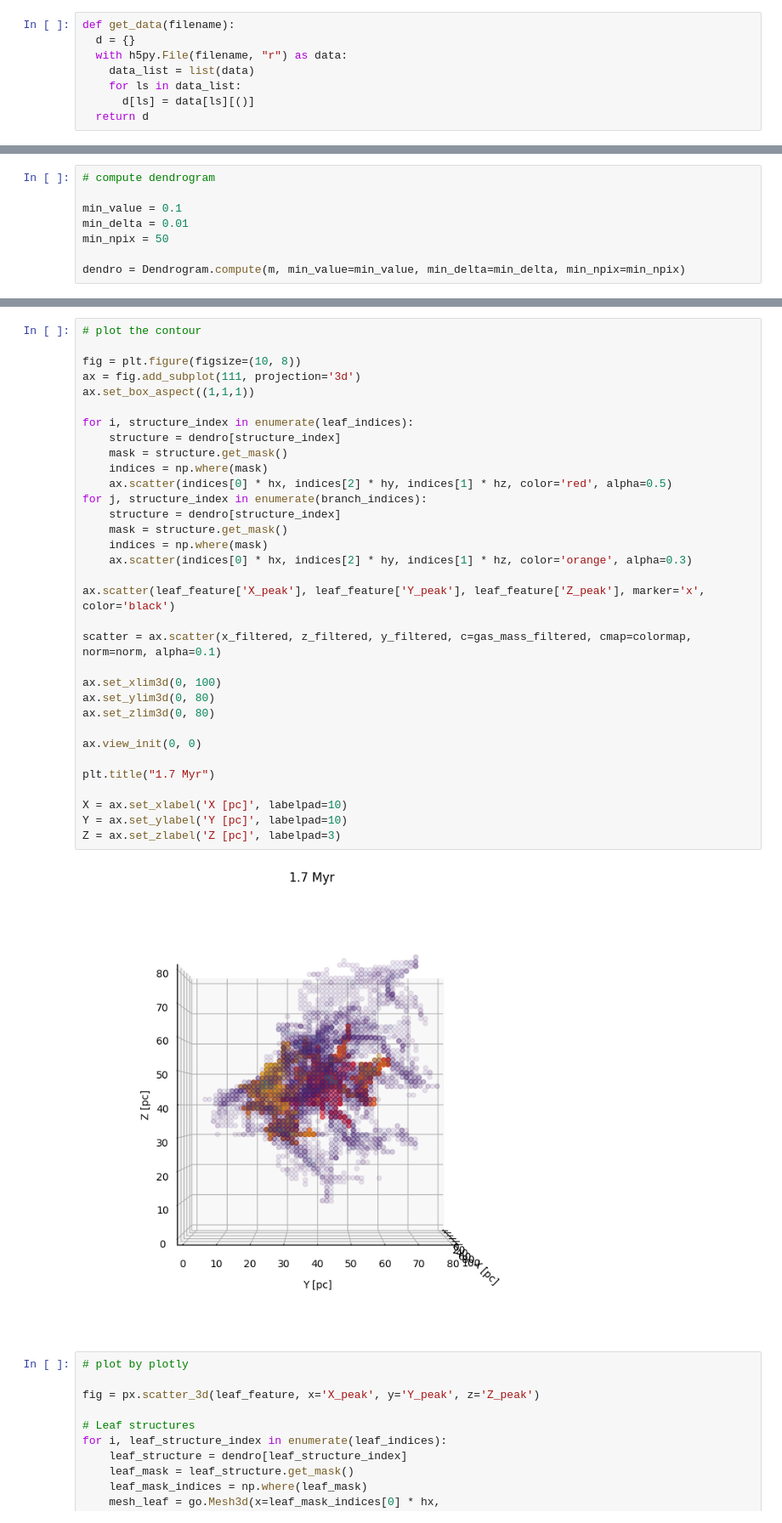
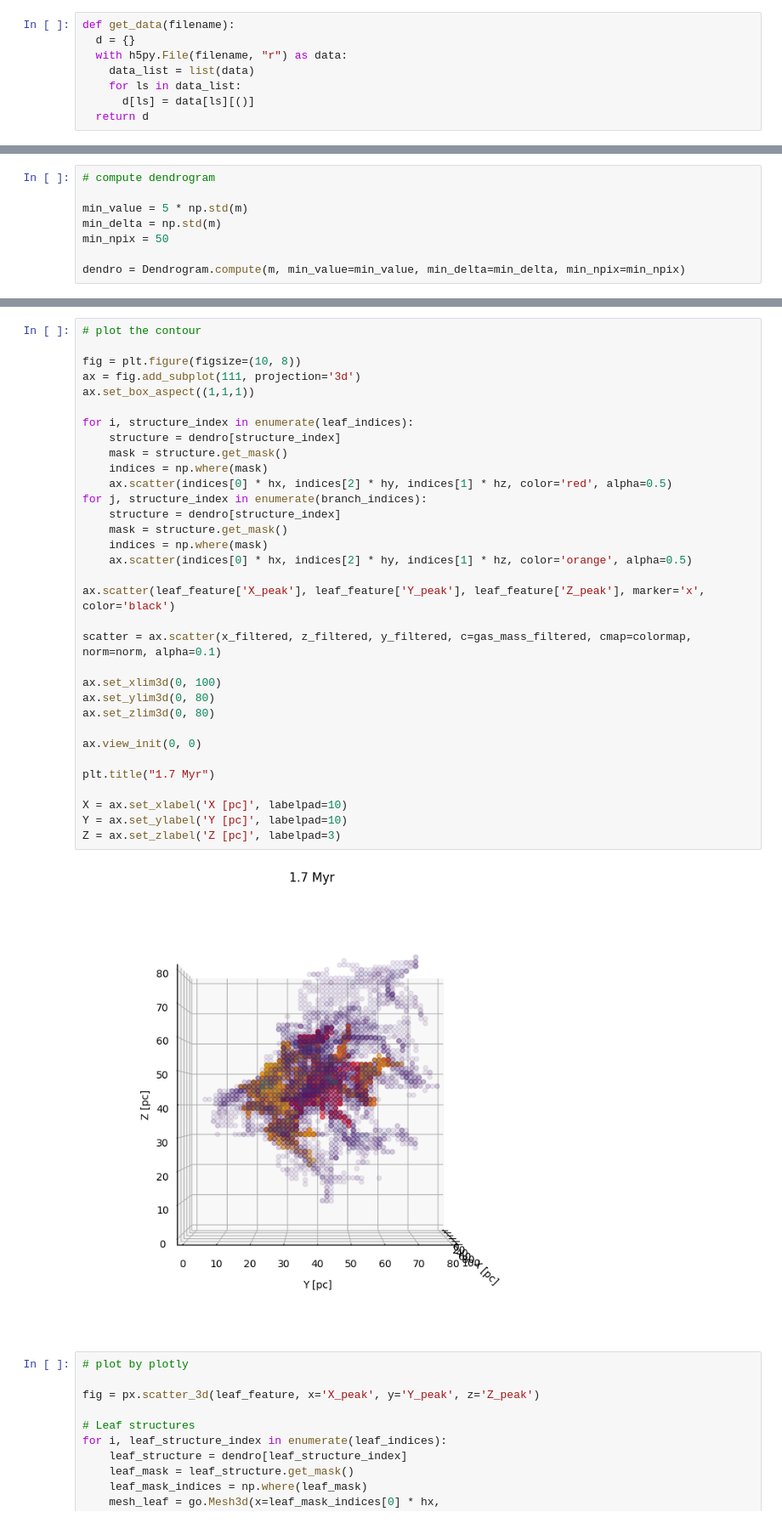
Before and after one commit to kotora260/StarGen, a Jupyter notebook: analysis_mass_ppp/dendro3D_2200.ipynb, the cells around one changed output, grey strips where cells are left out. Shown at 85% size. Saved outputs shown, nothing was run; the diff lists cells and outputs as text.

```diff
--- a/analysis_mass_ppp/dendro3D_2200.ipynb
+++ b/analysis_mass_ppp/dendro3D_2200.ipynb
@@ -83,8 +104,8 @@ Z = ax.set_zlabel('Z [pc]', labelpad=4)
 # %%
 # compute dendrogram
 
-min_value = 0.1
-min_delta = 0.01
+min_value = 5 * np.std(m)
+min_delta = np.std(m)
 min_npix = 50
 
 dendro = Dendrogram.compute(m, min_value=min_value, min_delta=min_delta, min_npix=min_npix)
@@ -187,35 +210,35 @@ branch mass average: 86.30022726273232
 fig = plt.figure(figsize=(10, 8))
 ax = fig.add_subplot(111, projection='3d')
 ax.set_box_aspect((1,1,1))
 
 for i, structure_index in enumerate(leaf_indices):
     structure = dendro[structure_index]
     mask = structure.get_mask()
     indices = np.where(mask)
     ax.scatter(indices[0] * hx, indices[2] * hy, indices[1] * hz, color='red', alpha=0.5)
 for j, structure_index in enumerate(branch_indices):
     structure = dendro[structure_index]
     mask = structure.get_mask()
     indices = np.where(mask)
-    ax.scatter(indices[0] * hx, indices[2] * hy, indices[1] * hz, color='orange', alpha=0.3)
+    ax.scatter(indices[0] * hx, indices[2] * hy, indices[1] * hz, color='orange', alpha=0.5)
 
 ax.scatter(leaf_feature['X_peak'], leaf_feature['Y_peak'], leaf_feature['Z_peak'], marker='x', color='black')
 
 scatter = ax.scatter(x_filtered, z_filtered, y_filtered, c=gas_mass_filtered, cmap=colormap, norm=norm, alpha=0.1)
 
 ax.set_xlim3d(0, 100)
 ax.set_ylim3d(0, 80)
 ax.set_zlim3d(0, 80)
 
 ax.view_init(0, 0)
 
 plt.title("1.7 Myr")
 
 X = ax.set_xlabel('X [pc]', labelpad=10)
 Y = ax.set_ylabel('Y [pc]', labelpad=10)
 Z = ax.set_zlabel('Z [pc]', labelpad=3)
 # %% [output]
-[figure, old version]
+[figure, new version]
 # %%
 # plot by plotly
 
```
Also changed, not shown: parts of 3 cells of this notebook, 2 other files.
